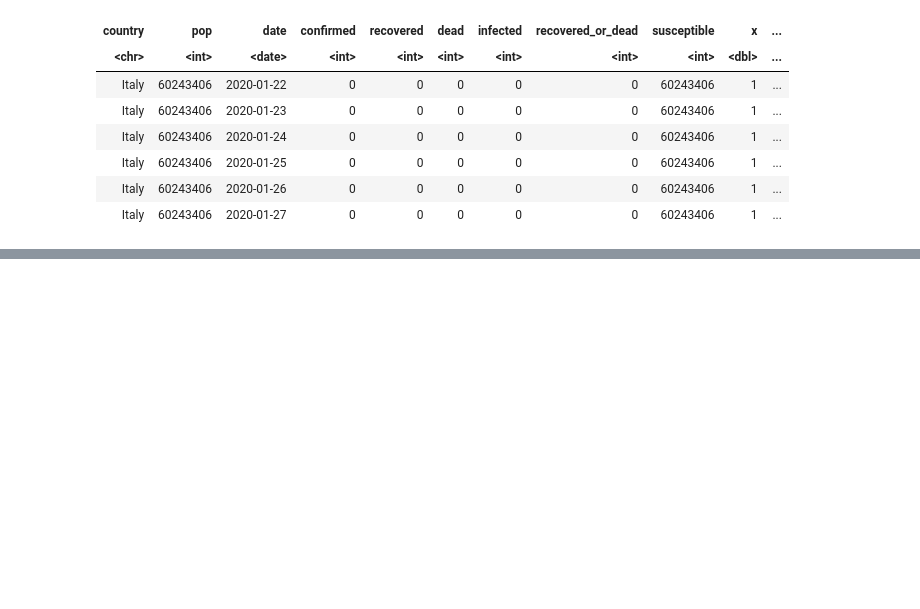
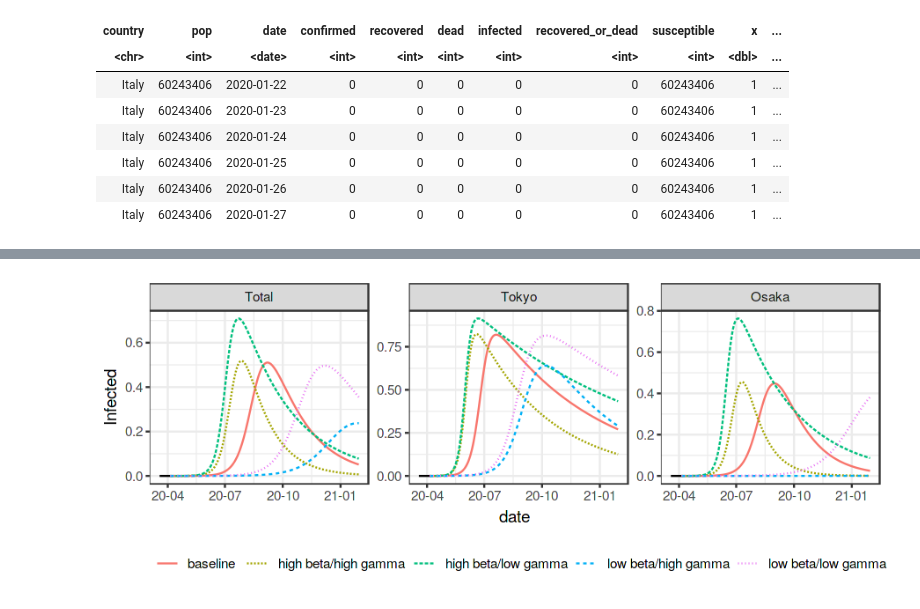
Before and after one commit to kota8/covid-sir, a Jupyter notebook: notebook/SIR-model-and-Simulation.ipynb, the cells around one changed output, grey strips where cells are left out. Saved outputs shown, nothing was run; the diff lists cells and outputs as text; code cells hidden in the pictures; blank space fills up the shorter version.

```diff
--- a/notebook/SIR-model-and-Simulation.ipynb
+++ b/notebook/SIR-model-and-Simulation.ipynb
@@ -474,0 +601,39 @@ ggplot(world_data, aes(date, y)) +
+# %%
+jpn_sim <- NULL
+for (p in unique(jpn_data$pref_en)) {
+  start <- filter(jpn_data, pref_en==p) %>% arrange(date) %>% tail(1)
+  est <- filter(jpn_est, pref_en==p)
+  tmp1 <- sir_simulate(beta=est$beta, gamma=est$gamma,
+                       y0=start$y, z0=start$z, maxt=300) %>%
+    mutate(param="baseline")
+  tmp2 <- sir_simulate(beta=est$beta-est$beta_se*2, gamma=est$gamma+est$gamma_se*2,
+                       y0=start$y, z0=start$z, maxt=300) %>%
+    mutate(param="low beta/high gamma")
+  tmp3 <- sir_simulate(beta=est$beta+est$beta_se*2, gamma=est$gamma-est$gamma_se*2,
+                       y0=start$y, z0=start$z, maxt=300) %>%
+    mutate(param="high beta/low gamma")
+  tmp4 <- sir_simulate(beta=est$beta+est$beta_se*2, gamma=est$gamma+est$gamma_se*2,
+                       y0=start$y, z0=start$z, maxt=300) %>%
+    mutate(param="high beta/high gamma")
+  tmp5 <- sir_simulate(beta=est$beta-est$beta_se*2, gamma=est$gamma-est$gamma_se*2,
+                       y0=start$y, z0=start$z, maxt=300) %>%
+    mutate(param="low beta/low gamma")
+  tmp <- rbind(tmp1, tmp2, tmp3, tmp4, tmp5)
+
+  tmp$pref_en <- p
+  tmp$date <- start$date + tmp$t
+  jpn_sim <- rbind(jpn_sim, tmp)
+}
+jpn_sim$pref_en <- factor(jpn_sim$pref_en, levels=levels(jpn_data$pref_en))
+
+options(repr.plot.width=7.5, repr.plot.height=3)
+ggplot(jpn_data, aes(date, y)) +
+  geom_line() +
+  geom_line(data=jpn_sim, aes(date, infected, color=param, linetype=param)) +
+  facet_wrap(vars(pref_en), scales="free_y", ncol=3) +
+  ylab("Infected") +
+  theme_bw() +
+  scale_x_date(labels=date_format("%y-%m")) +
+  theme(legend.position="bottom", legend.title=element_blank())
+# %% [output]
+[figure, added]
```
Also changed, not shown: parts of 9 cells of this notebook.
